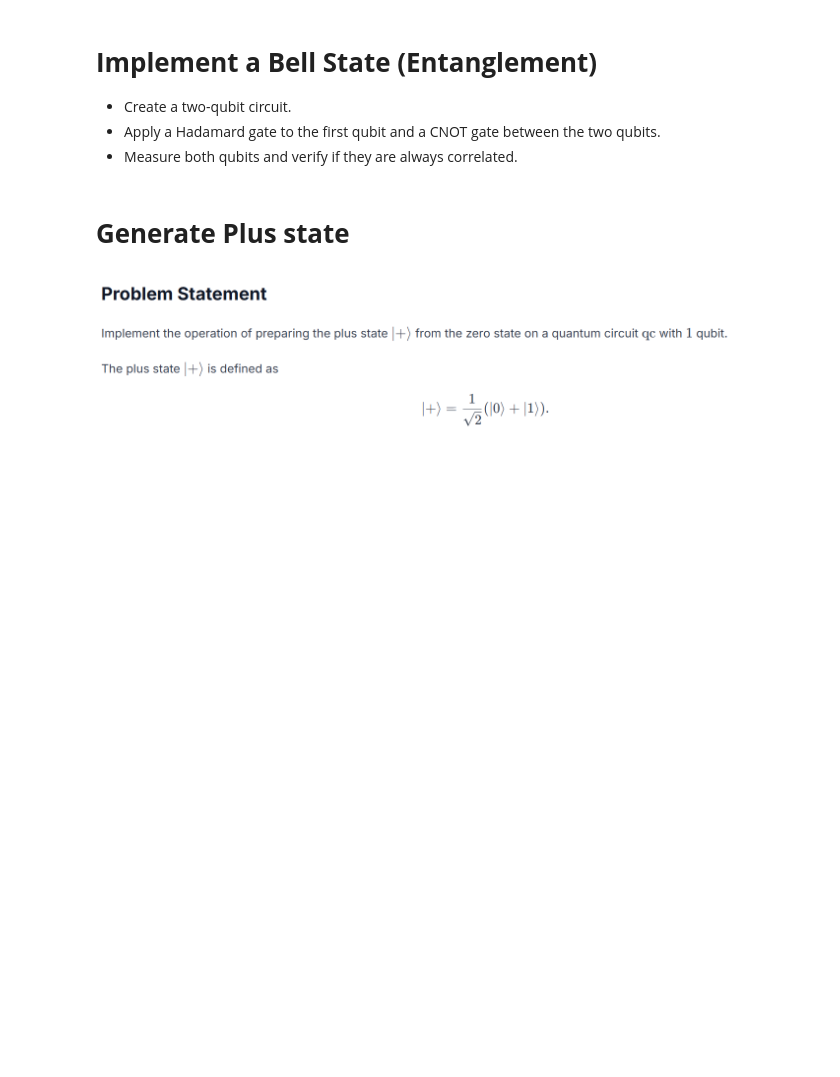
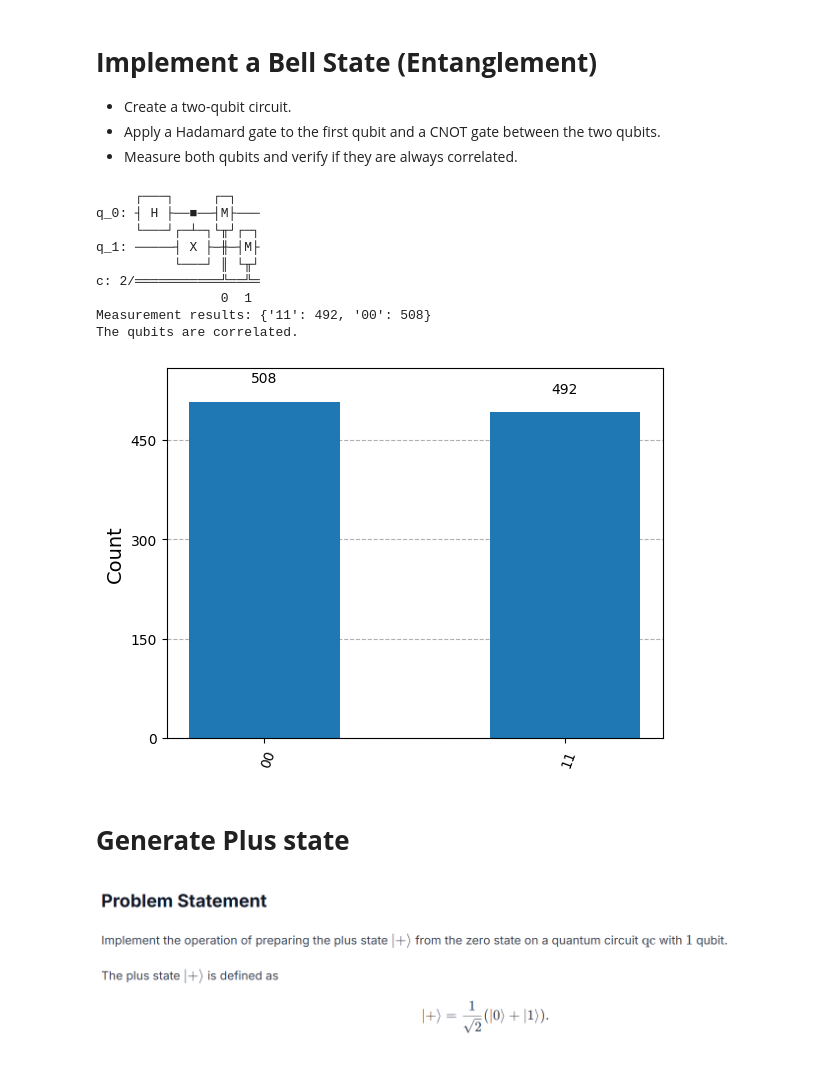
Before and after one commit to Fraol7/iCog-Labs-Tasks, a Jupyter notebook: Task_QC_Training.ipynb, the cells around one changed output. Drawn from its saved outputs; the diff is of its cells as text; code cells hidden in the pictures; blank space fills up the shorter version.

```diff
--- a/Task_QC_Training.ipynb
+++ b/Task_QC_Training.ipynb
@@ -125,3 +123,54 @@ Probability of Tails: 0.484
+# %%
+
+# Create a Quantum Circuit with 2 qubits and 2 classical bits
+circ = qiskit.QuantumCircuit(2, 2)
+
+# Apply a Hadamard gate on the first qubit
+circ.h(0)
+
+# Apply a CNOT gate with qubit 0 as control and qubit 1 as target
+circ.cx(0, 1)
+
+# Measure both qubits
+circ.measure([0, 1], [0, 1])
+
+# Print the circuit
+print(circ.draw())
+
+# Use AerSimulator for simulation
+simulator = qiskit_aer.AerSimulator()
+
+# Transpile the circuit for the simulator
+compiled_circuit = qiskit.transpile(circ, simulator)
+
+# Run the simulation
+total_shots = 1000
+result = simulator.run(compiled_circuit, shots=total_shots).result()
+
+# Get the measurement results
+counts = result.get_counts()
+
+# Print measurement results
+print("Measurement results:", counts)
+
+if counts['00'] + counts['11'] == total_shots:
+    print("The qubits are correlated.")
+else:
+    print("The qubits are not correlated.")
+
+# Plot a histogram of the results
+plot_histogram(counts)
+# %% [output]
+     ┌───┐     ┌─┐
+q_0: ┤ H ├──■──┤M├───
+     └───┘┌─┴─┐└╥┘┌─┐
+q_1: ─────┤ X ├─╫─┤M├
+          └───┘ ║ └╥┘
+c: 2/═══════════╩══╩═
+                0  1
+Measurement results: {'11': 492, '00': 508}
+The qubits are correlated.
+[figure, added]
 # %% [markdown]
 # **Generate Plus state**
 ![Screenshot 2025-01-31 165304.png](embedded-picture-1)
```
Also changed, not shown: parts of 4 cells of this notebook.
